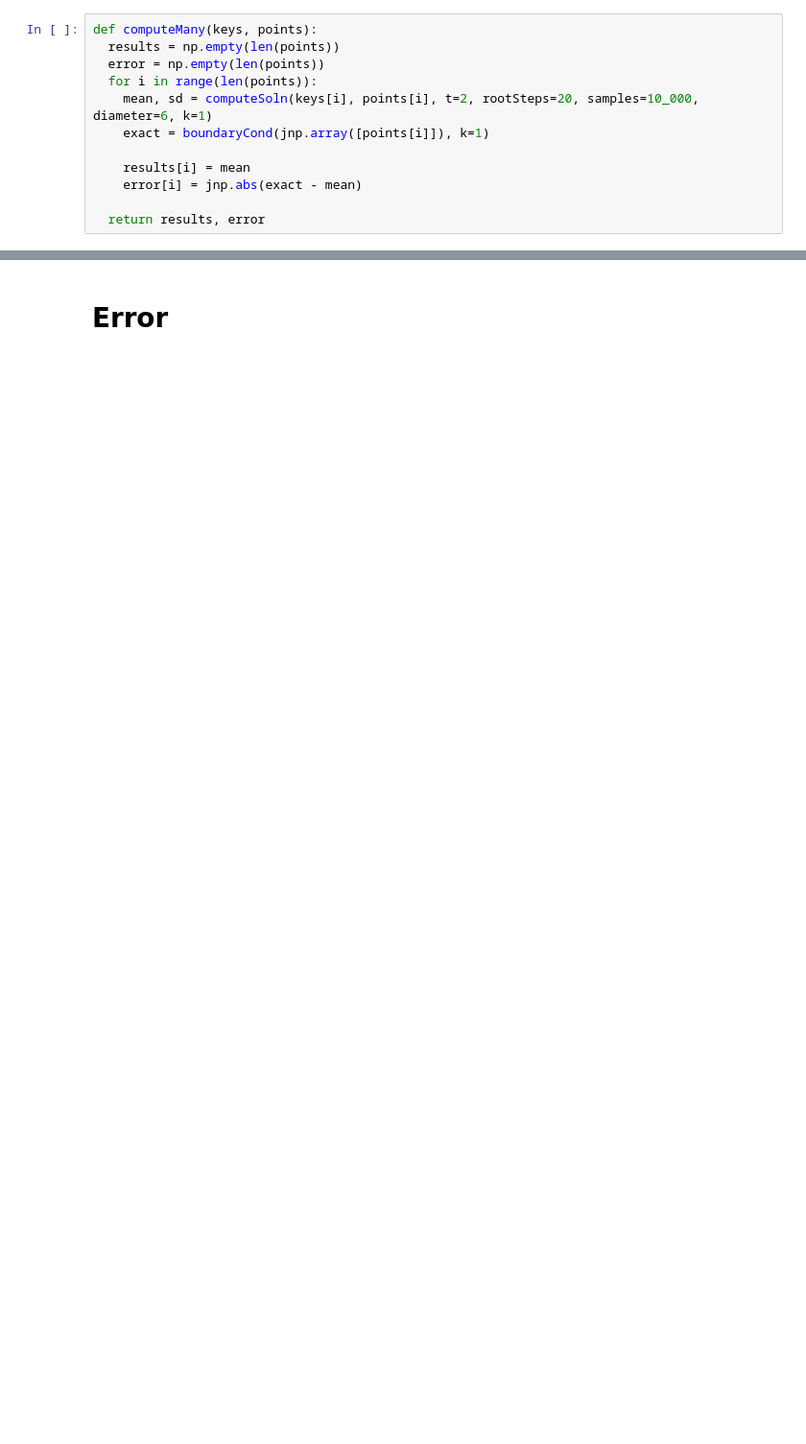
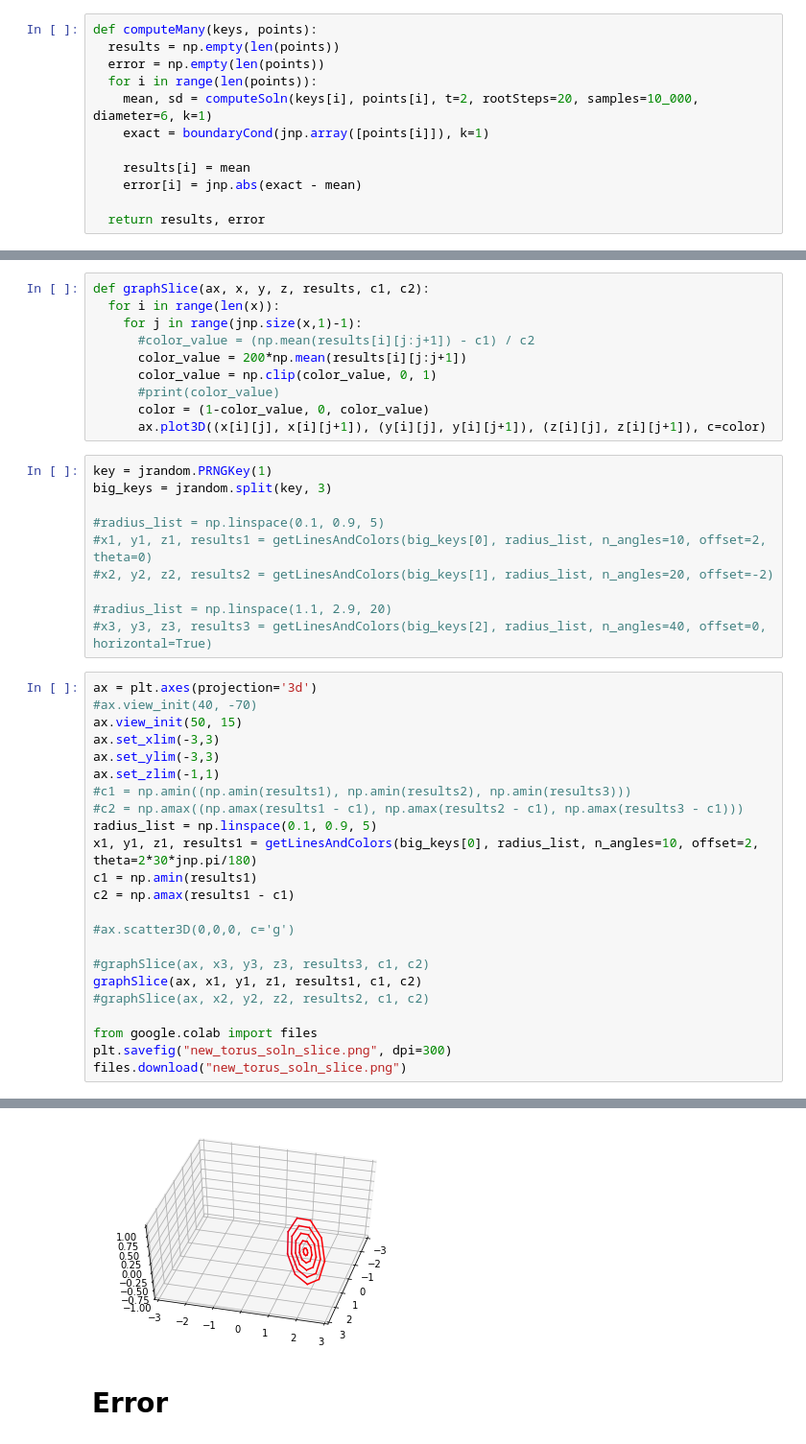
Before and after one commit to AmandinChyba/Project1-Fields-2022, a Jupyter notebook: non_convex/nonconvex_test.ipynb, the cells around one changed output, grey strips where cells are left out. Shown at 96% size. Drawn from its saved outputs; the diff is of its cells as text; blank space fills up the shorter version.

Commit message:
maybe fixed bias more in this version? also added weird contour graphing.

```diff
--- a/non_convex/nonconvex_test.ipynb
+++ b/non_convex/nonconvex_test.ipynb
@@ -306,0 +381,44 @@ results, error = computeMany(keys, points)
+# %%
+def graphSlice(ax, x, y, z, results, c1, c2):
+  for i in range(len(x)):
+    for j in range(jnp.size(x,1)-1):
+      #color_value = (np.mean(results[i][j:j+1]) - c1) / c2
+      color_value = 200*np.mean(results[i][j:j+1])
+      color_value = np.clip(color_value, 0, 1)
+      #print(color_value)
+      color = (1-color_value, 0, color_value)
+      ax.plot3D((x[i][j], x[i][j+1]), (y[i][j], y[i][j+1]), (z[i][j], z[i][j+1]), c=color)
+# %%
+key = jrandom.PRNGKey(1)
+big_keys = jrandom.split(key, 3)
+
+#radius_list = np.linspace(0.1, 0.9, 5)
+#x1, y1, z1, results1 = getLinesAndColors(big_keys[0], radius_list, n_angles=10, offset=2, theta=0)
+#x2, y2, z2, results2 = getLinesAndColors(big_keys[1], radius_list, n_angles=20, offset=-2)
+
+#radius_list = np.linspace(1.1, 2.9, 20)
+#x3, y3, z3, results3 = getLinesAndColors(big_keys[2], radius_list, n_angles=40, offset=0, horizontal=True)
+# %%
+ax = plt.axes(projection='3d')
+#ax.view_init(40, -70)
+ax.view_init(50, 15)
+ax.set_xlim(-3,3)
+ax.set_ylim(-3,3)
+ax.set_zlim(-1,1)
+#c1 = np.amin((np.amin(results1), np.amin(results2), np.amin(results3)))
+#c2 = np.amax((np.amax(results1 - c1), np.amax(results2 - c1), np.amax(results3 - c1)))
+radius_list = np.linspace(0.1, 0.9, 5)
+x1, y1, z1, results1 = getLinesAndColors(big_keys[0], radius_list, n_angles=10, offset=2, theta=2*30*jnp.pi/180)
+c1 = np.amin(results1)
+c2 = np.amax(results1 - c1)
+
+#ax.scatter3D(0,0,0, c='g')
+
+#graphSlice(ax, x3, y3, z3, results3, c1, c2)
+graphSlice(ax, x1, y1, z1, results1, c1, c2)
+#graphSlice(ax, x2, y2, z2, results2, c1, c2)
+
+from google.colab import files
+plt.savefig("new_torus_soln_slice.png", dpi=300)
+files.download("new_torus_soln_slice.png")
+# %% [output]
@@ -307,3 +427,4 @@ results, error = computeMany(keys, points)
+[figure, added]
 # %% [markdown]
 # Error
 # %%
```
Also changed, not shown: parts of 18 cells of this notebook.
